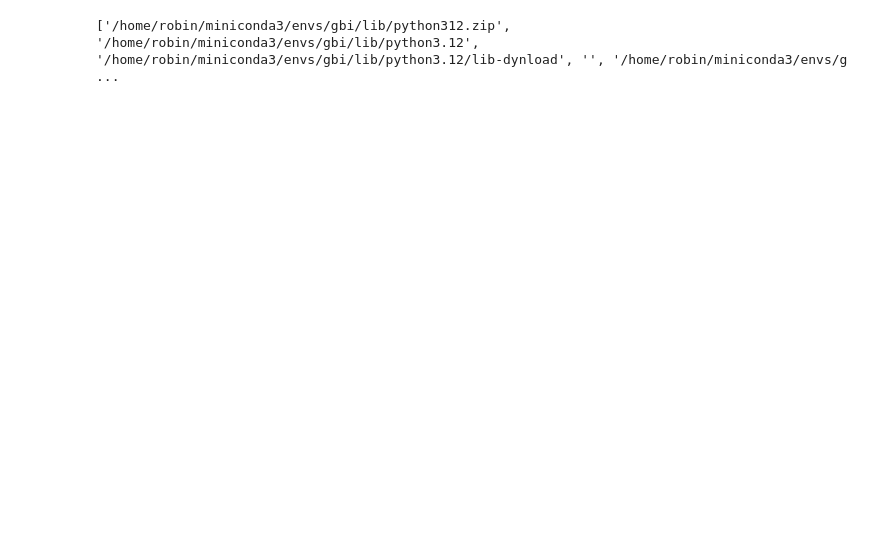
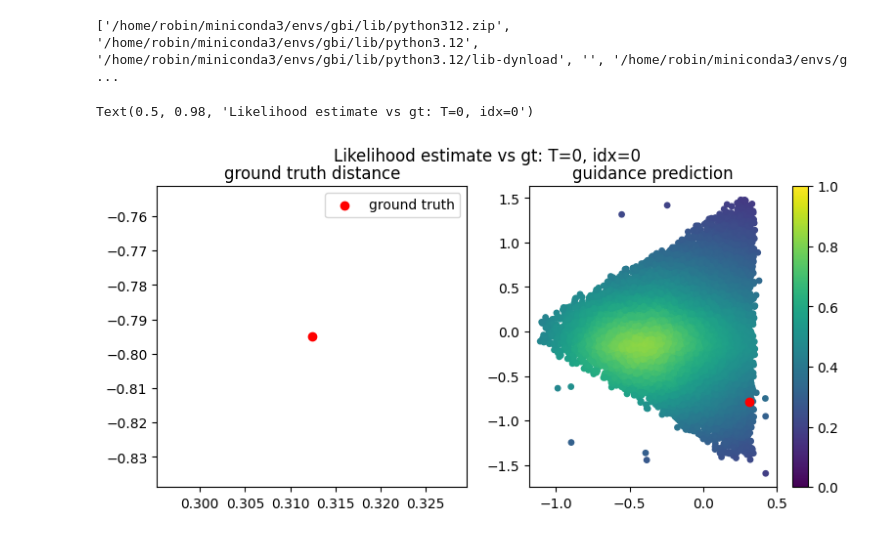
Before and after one commit to mackelab/neuralgbi_diffusion, a Jupyter notebook: notebooks/guidance_check.ipynb, the cells around one changed output. Cells and saved outputs as stored; diff of their text form; code cells hidden in the pictures; blank space fills up the shorter version.

```diff
--- a/notebooks/guidance_check.ipynb
+++ b/notebooks/guidance_check.ipynb
@@ -31,0 +38,34 @@ x_o, theta = load_observed_data(observed_data_file)
+# %%
+time_repr = guidance_model.get_diff_time_repr(np.ones(1) * T)
+time_repr = time_repr.detach()
+time_repr.requires_grad = True
+theta = thetas[[idx]]
+theta = theta.detach()
+theta.requires_grad = True
+
+likelihood = guidance_model.forward(theta, x_o[None], time_repr)
+grad = torch.autograd.grad(outputs=likelihood.sum(), inputs=x_o)[0]
+# print(grad)
+likelihood = np.exp(-likelihood[0, :, 0].detach().numpy())
+criterion = SBICriterion()
+ground_truth_distance = criterion.sample_distance(x_o[[idx]].detach(), x_o[None].detach())
+gt_likelihood = np.exp(-ground_truth_distance[0])
+
+fig, axs = plt.subplots(ncols=2, figsize=(9, 4))
+
+# mapable =
+axs[0].scatter(*x_o[idx].detach(), c="r", label="ground truth")
+axs[0].set_title("ground truth distance")
+axs[0].legend()
+
+mapable = axs[1].scatter(*x_o.detach().numpy().T, c=likelihood, s=15, label="observed data",  vmin=0, vmax=1)
+axs[1].scatter(*x_o[idx].detach(), c="r", label="ground truth")
+# axs[1].quiver(*x_o.T.detach().numpy(), *grad.T.detach().numpy(), scale=12)
+axs[1].set_title("guidance prediction")
+
+
+fig.colorbar(mapable)
+fig.suptitle(f"Likelihood estimate vs gt: T={T}, idx={idx}")
+# %% [output]
+Text(0.5, 0.98, 'Likelihood estimate vs gt: T=0, idx=0')
+[figure, added]
```
Also changed, not shown: parts of 12 cells of this notebook, 1 other file.
